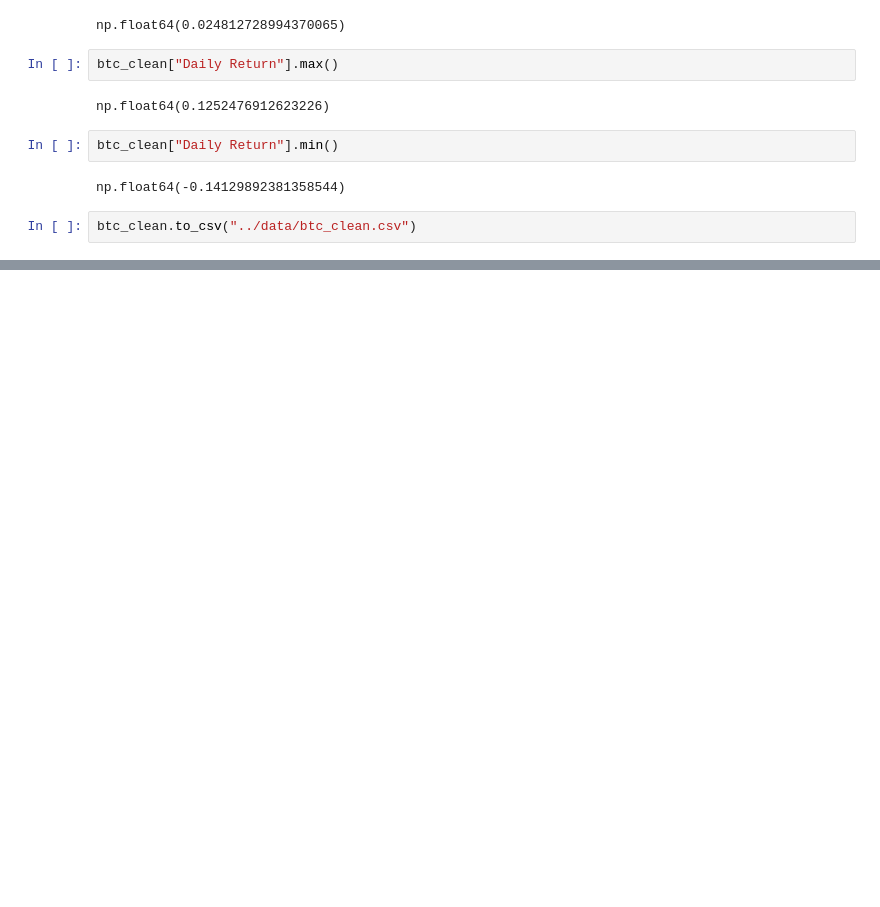
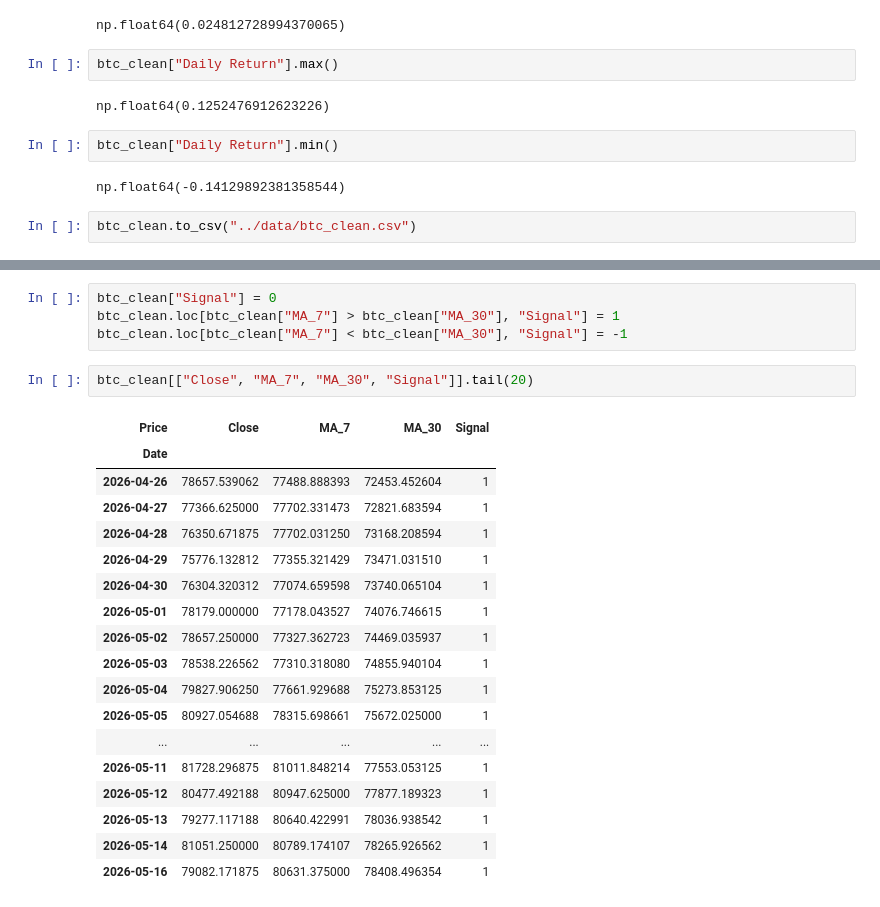
Before and after one commit to rkaban-personal/crypto-market-analysis, a Jupyter notebook: notebooks/btc_analysis.ipynb, the cells around one changed output, grey strips where cells are left out. Cells and saved outputs as stored; diff of their text form; blank space fills up the shorter version.

```diff
--- a/notebooks/btc_analysis.ipynb
+++ b/notebooks/btc_analysis.ipynb
@@ -134,0 +168,25 @@ btc_clean.to_csv("../data/btc_clean.csv")
+# %%
+btc_clean["Signal"] = 0
+btc_clean.loc[btc_clean["MA_7"] > btc_clean["MA_30"], "Signal"] = 1
+btc_clean.loc[btc_clean["MA_7"] < btc_clean["MA_30"], "Signal"] = -1
+# %%
+btc_clean[["Close", "MA_7", "MA_30", "Signal"]].tail(20)
+# %% [output]
+| Price | Close | MA_7 | MA_30 | Signal |
+| Date |  |  |  |  |
+| 2026-04-26 | 78657.539062 | 77488.888393 | 72453.452604 | 1 |
+| 2026-04-27 | 77366.625000 | 77702.331473 | 72821.683594 | 1 |
+| 2026-04-28 | 76350.671875 | 77702.031250 | 73168.208594 | 1 |
+| 2026-04-29 | 75776.132812 | 77355.321429 | 73471.031510 | 1 |
+| 2026-04-30 | 76304.320312 | 77074.659598 | 73740.065104 | 1 |
+| 2026-05-01 | 78179.000000 | 77178.043527 | 74076.746615 | 1 |
+| 2026-05-02 | 78657.250000 | 77327.362723 | 74469.035937 | 1 |
+| 2026-05-03 | 78538.226562 | 77310.318080 | 74855.940104 | 1 |
+| 2026-05-04 | 79827.906250 | 77661.929688 | 75273.853125 | 1 |
+| 2026-05-05 | 80927.054688 | 78315.698661 | 75672.025000 | 1 |
+| ... | ... | ... | ... | ... |
+| 2026-05-11 | 81728.296875 | 81011.848214 | 77553.053125 | 1 |
+| 2026-05-12 | 80477.492188 | 80947.625000 | 77877.189323 | 1 |
+| 2026-05-13 | 79277.117188 | 80640.422991 | 78036.938542 | 1 |
+| 2026-05-14 | 81051.250000 | 80789.174107 | 78265.926562 | 1 |
+| 2026-05-16 | 79082.171875 | 80631.375000 | 78408.496354 | 1 |
```
Also changed, not shown: parts of 6 cells of this notebook, 1 other file.
